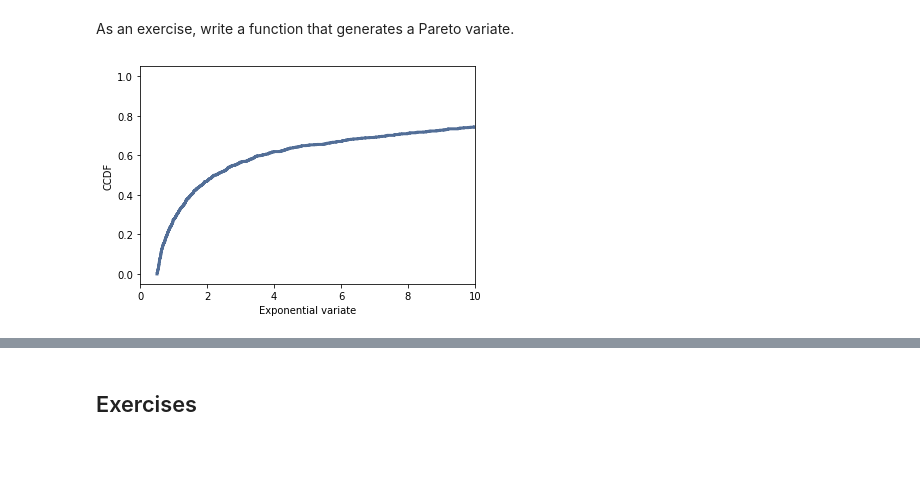
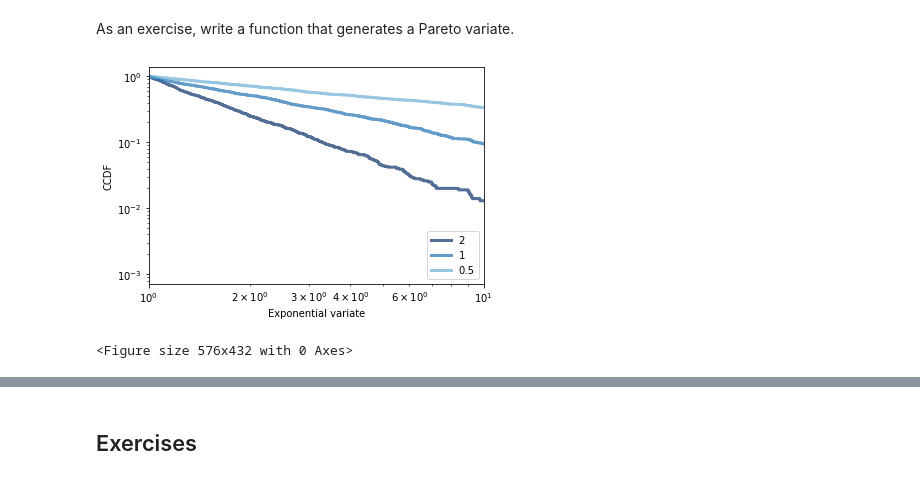
Before and after one commit to duukv/ThinkStats2, a Jupyter notebook: code/chap05ex.ipynb, the cells around one changed output, grey strips where cells are left out. Drawn from its saved outputs; the diff is of its cells as text; code cells hidden in the pictures; blank space fills up the shorter version.

```diff
--- a/code/chap05ex.ipynb
+++ b/code/chap05ex.ipynb
@@ -349,19 +349,34 @@ thinkplot.Config(xlabel='Exponential variate', ylabel='CCDF')
 A straight line is consistent with an exponential distribution.
 # %% [markdown]
 As an exercise, write a function that generates a Pareto variate.
-# %%
-def paretovariate(alpha, xmin=None):
-    if xmin is not None:
-        y = xmin * random.paretovariate(alpha)
-    else:
-        y = random.paretovariate(alpha)
-    return y
+# %%
+import math
+def paretovariate(alpha, xmin=None):
+    if xmin is not None:
+        x = xmin * random.paretovariate(alpha)
+    else:
+        x = random.paretovariate(alpha)
+    return x
+
+def my_paretovariate(alpha,xmin):
+    p = random.random()
+    x = math.exp((np.log(1.0-p)-(alpha*np.log(xmin)))/(-1.0*alpha))
+    return x
+
+def my_other_paretovariate(alpha,min):
+    p = random.random()
+    x = (1-p)**(1/(-alpha))*xmin
+    return x
 # %%
-t = [paretovariate(0.5,0.5) for _ in range(1000)]
+thinkplot.PrePlot(3)
+for alpha in [2,1,0.5]:
+    t = [paretovariate(alpha,1) for _ in range(1000)]
+    cdf = thinkstats2.Cdf(t)
+    label = alpha
+    thinkplot.Cdf(cdf, transform='pareto', label=label)
 
-cdf = thinkstats2.Cdf(t)
-
-thinkplot.Cdf(cdf, complement=False)
-thinkplot.Config(xlabel='Exponential variate', ylabel='CCDF', xlim=[0,10])
+thinkplot.Config(xlabel='Exponential variate', ylabel='CCDF', xlim=[1,10], yscale='log', xscale='log')
+thinkplot.Show()
 # %% [output]
-[figure, old version]
+[figure, new version]
+<Figure size 576x432 with 0 Axes>
```
Also changed, not shown: parts of 22 cells of this notebook.
